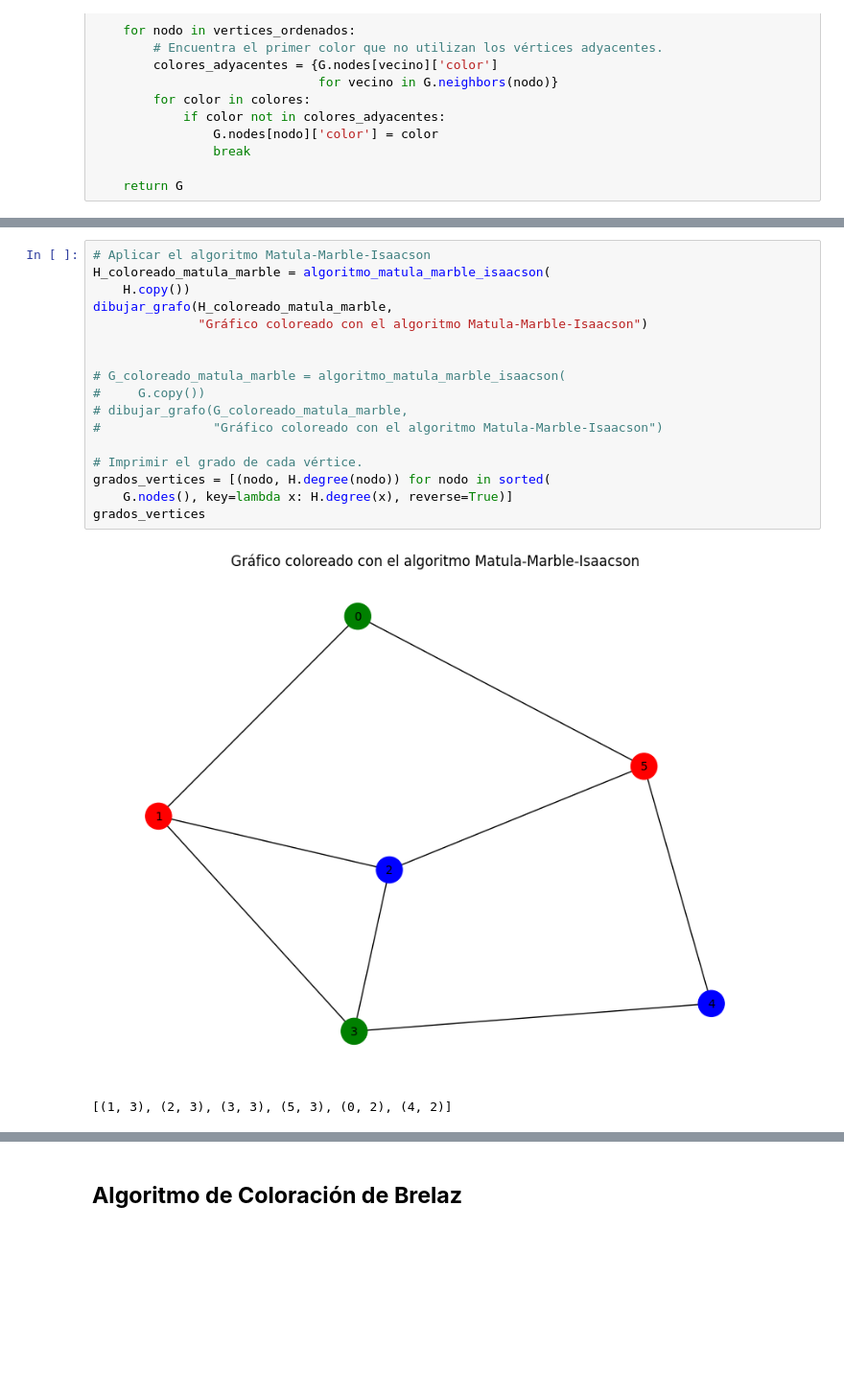
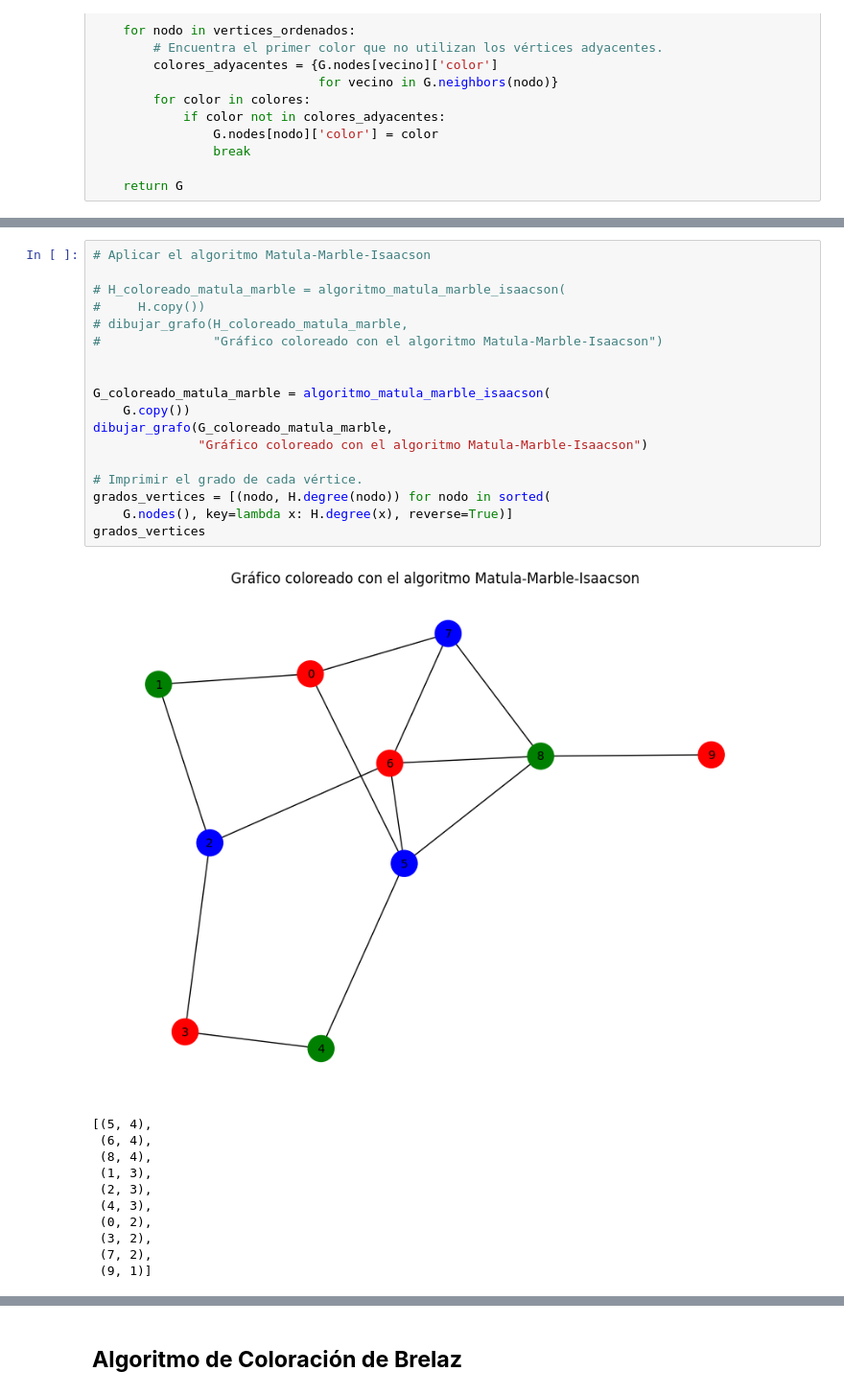
Before and after one commit to marcosd59/IT0425-INTELIGENCIA_ARTIFICIAL, a Jupyter notebook: Coloreado de Grafos.ipynb, the cells around one changed output, grey strips where cells are left out. Shown at 96% size. Saved outputs shown, nothing was run; the diff lists cells and outputs as text; blank space fills up the shorter version.

```diff
--- a/Coloreado de Grafos.ipynb
+++ b/Coloreado de Grafos.ipynb
@@ -161,23 +172,33 @@ dibujar_grafo(H, "Gráfica de colores iniciales")
 # %%
 # Aplicar el algoritmo Matula-Marble-Isaacson
-H_coloreado_matula_marble = algoritmo_matula_marble_isaacson(
-    H.copy())
-dibujar_grafo(H_coloreado_matula_marble,
-              "Gráfico coloreado con el algoritmo Matula-Marble-Isaacson")
+
+# H_coloreado_matula_marble = algoritmo_matula_marble_isaacson(
+#     H.copy())
+# dibujar_grafo(H_coloreado_matula_marble,
+#               "Gráfico coloreado con el algoritmo Matula-Marble-Isaacson")
 
 
-# G_coloreado_matula_marble = algoritmo_matula_marble_isaacson(
-#     G.copy())
-# dibujar_grafo(G_coloreado_matula_marble,
-#               "Gráfico coloreado con el algoritmo Matula-Marble-Isaacson")
+G_coloreado_matula_marble = algoritmo_matula_marble_isaacson(
+    G.copy())
+dibujar_grafo(G_coloreado_matula_marble,
+              "Gráfico coloreado con el algoritmo Matula-Marble-Isaacson")
 
 # Imprimir el grado de cada vértice.
 grados_vertices = [(nodo, H.degree(nodo)) for nodo in sorted(
     G.nodes(), key=lambda x: H.degree(x), reverse=True)]
 grados_vertices
 # %% [output]
-[figure, old version]
+[figure, new version]
-[(1, 3), (2, 3), (3, 3), (5, 3), (0, 2), (4, 2)]
+[(5, 4),
+ (6, 4),
+ (8, 4),
+ (1, 3),
+ (2, 3),
+ (4, 3),
+ (0, 2),
+ (3, 2),
+ (7, 2),
+ (9, 1)]
 # %%
 # Tabla 2: Grados de los vértices de coloración Matula, Marble, Isaacson
 tabla_matula_marble = crear_tabla_grados(
```
Also changed, not shown: parts of 9 cells of this notebook.
